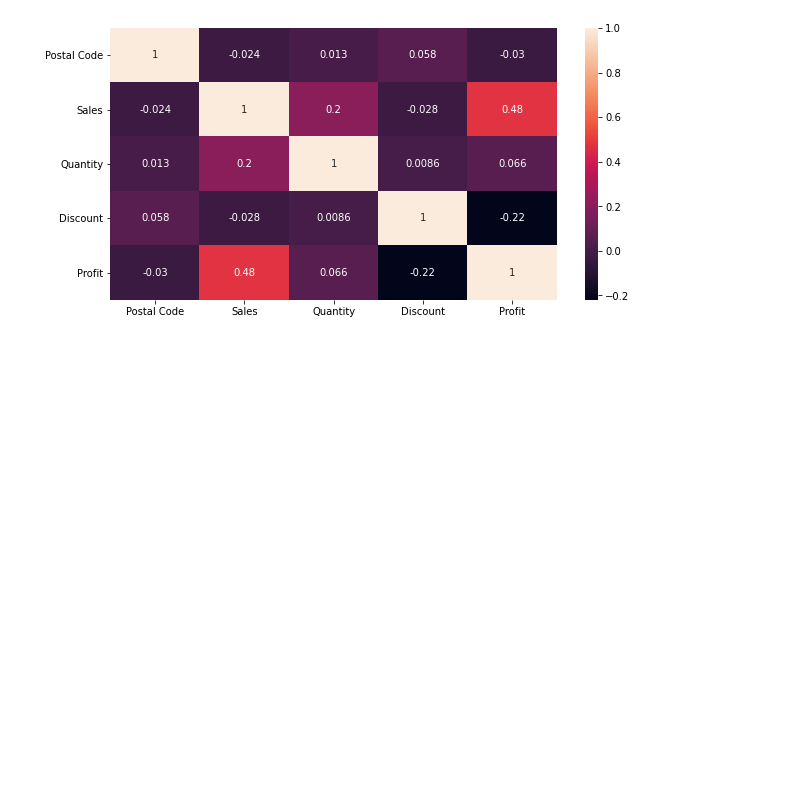
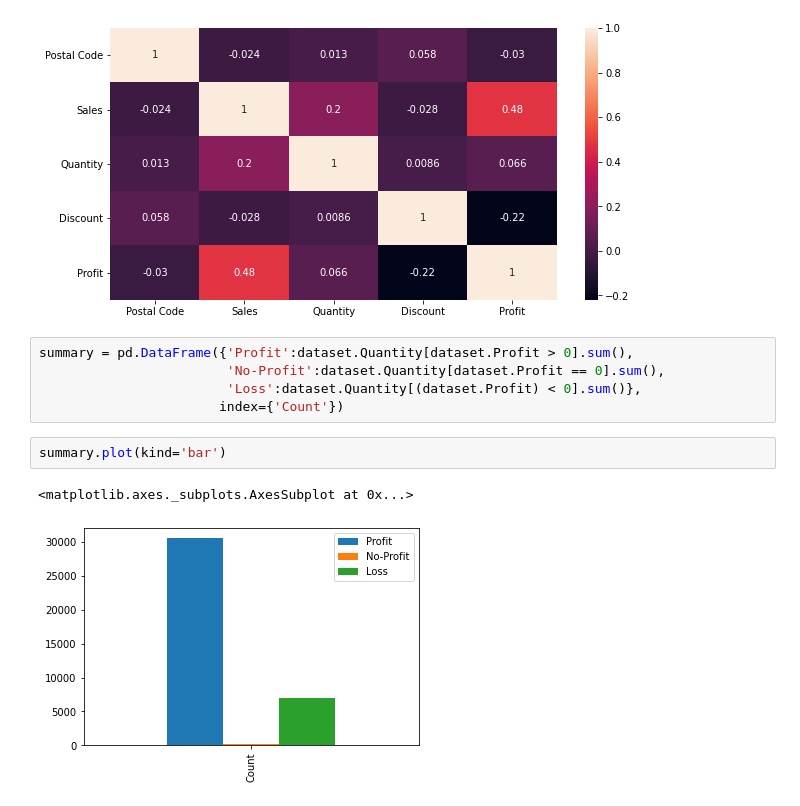
Before and after one commit to Nihad-AO/The-Sparks-Foundation-internship, a Jupyter notebook: TASK_3ipynb.ipynb, the cells around one changed output. Cells and saved outputs as stored; diff of their text form; blank space fills up the shorter version.

```diff
--- a/TASK_3ipynb.ipynb
+++ b/TASK_3ipynb.ipynb
@@ -291,3 +291,13 @@ sns.heatmap(dataset.corr(),annot=True)
 # %% [output]
 <matplotlib.axes._subplots.AxesSubplot at 0x...>
 [figure]
+# %%
+summary = pd.DataFrame({'Profit':dataset.Quantity[dataset.Profit > 0].sum(),
+                        'No-Profit':dataset.Quantity[dataset.Profit == 0].sum(),
+                        'Loss':dataset.Quantity[(dataset.Profit) < 0].sum()},
+                       index={'Count'})
+# %%
+summary.plot(kind='bar')
+# %% [output]
+<matplotlib.axes._subplots.AxesSubplot at 0x...>
+[figure, added]
```
Also changed, not shown: parts of 1 cell of this notebook.
